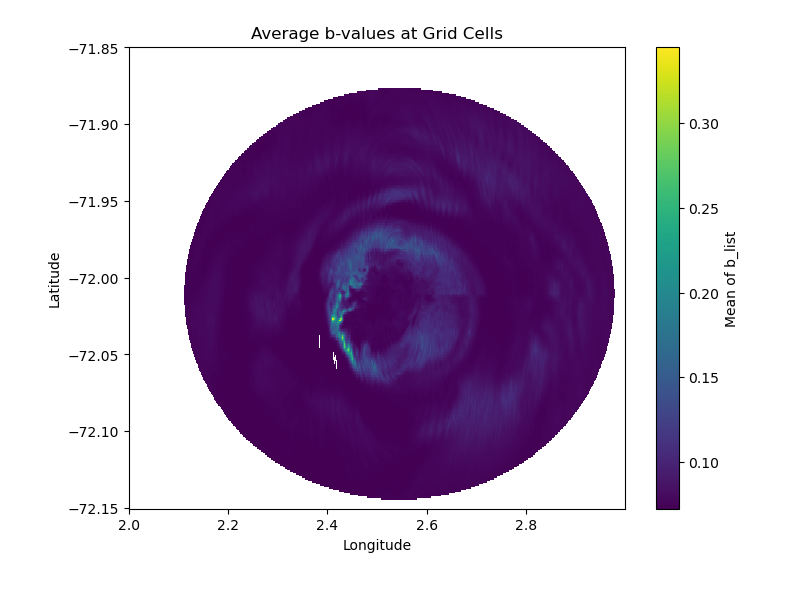
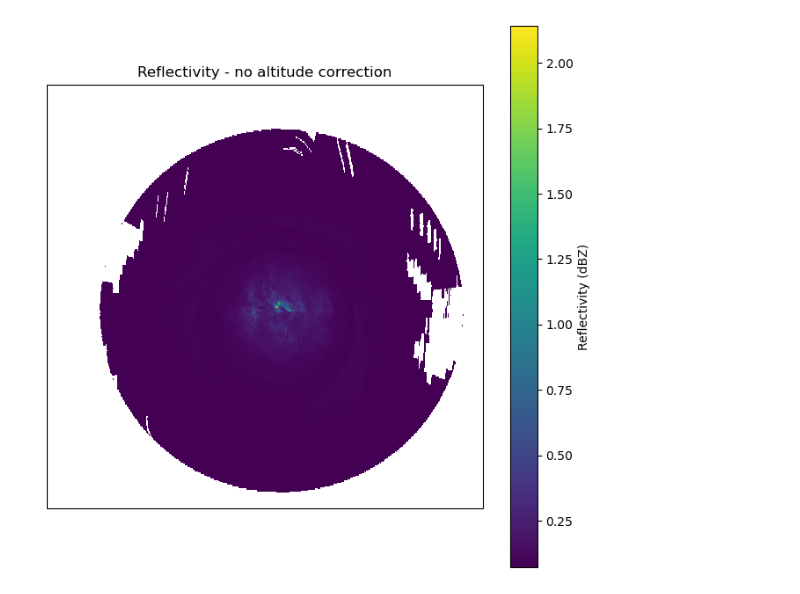
Before and after one commit to Troll-Observing-Network/neumayer-snowfall, a Jupyter notebook: 2D_Radar_New.ipynb, the cells around one changed output. Cells and saved outputs as stored; diff of their text form; code cells hidden in the pictures.

```diff
--- a/2D_Radar_New.ipynb
+++ b/2D_Radar_New.ipynb
@@ -129,10 +130,0 @@ for i in range(nlat):
-# %%
-plt.figure(figsize=(8, 6))
-pcm = plt.pcolormesh(lon_target, lat_target, mean_b, shading='auto', cmap='viridis')
-plt.colorbar(pcm, label="Mean of b_list")
-plt.xlabel("Longitude")
-plt.ylabel("Latitude")
-plt.title("Average b-values at Grid Cells")
-plt.show()
-# %% [output]
-[figure, removed]
@@ -138,0 +154,15 @@ plt.show()
+# %%
+fig = plt.figure(figsize=(8, 8))
+ax = plt.axes(projection=ccrs.SouthPolarStereo())
+
+ax.set_extent([2, 3, -72.15, -71.85], crs=ccrs.PlateCarree())
+ax.coastlines()
+
+
+cf = ax.pcolormesh(lon_target, lat_target, snowSort[:, :, 2], transform=ccrs.PlateCarree(), cmap='viridis')
+plt.colorbar(cf, label='Reflectivity (dBZ)')
+plt.title("Reflectivity - no altitude correction")
+
+plt.show()
+# %% [output]
+[figure, added]
```
Also changed, not shown: parts of 4 cells of this notebook, 1 other file.
